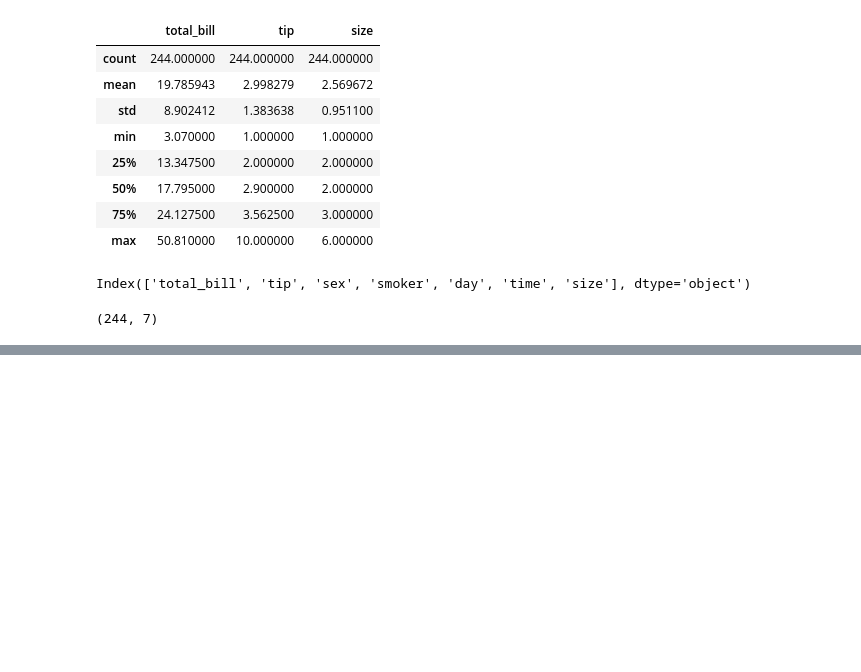
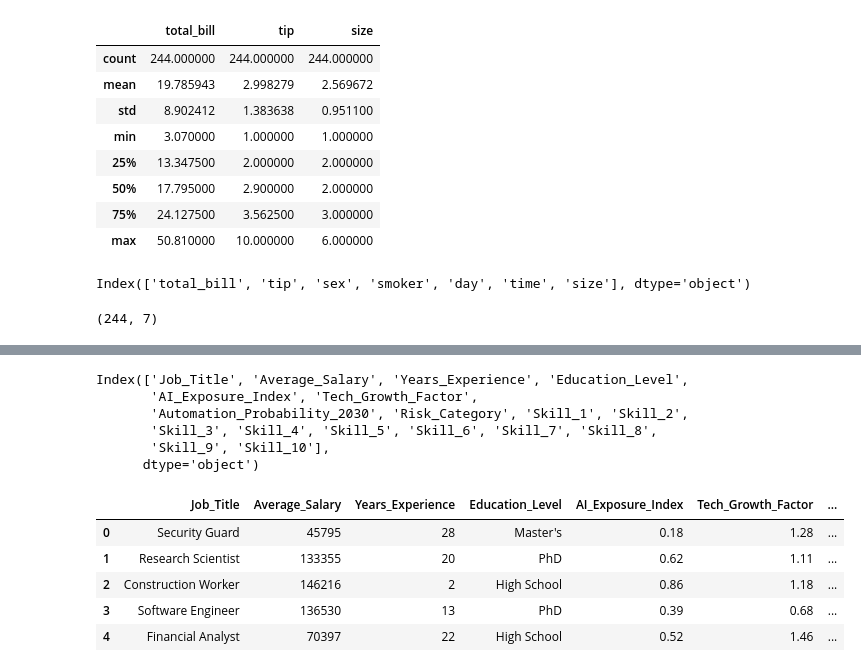
Before and after one commit to KrrishVardhan/Data-Science, a Jupyter notebook: Pandas/Creating DataFrames.ipynb, the cells around one changed output, grey strips where cells are left out. Cells and saved outputs as stored; diff of their text form; code cells hidden in the pictures; blank space fills up the shorter version.

```diff
--- a/Pandas/Creating DataFrames.ipynb
+++ b/Pandas/Creating DataFrames.ipynb
@@ -245,0 +285,18 @@ urlData.shape
+# %%
+aiData.columns
+# %% [output]
+Index(['Job_Title', 'Average_Salary', 'Years_Experience', 'Education_Level',
+       'AI_Exposure_Index', 'Tech_Growth_Factor',
+       'Automation_Probability_2030', 'Risk_Category', 'Skill_1', 'Skill_2',
+       'Skill_3', 'Skill_4', 'Skill_5', 'Skill_6', 'Skill_7', 'Skill_8',
+       'Skill_9', 'Skill_10'],
+      dtype='object')
+# %%
+aiData.head()
+# %% [output]
+|  | Job_Title | Average_Salary | Years_Experience | Education_Level | AI_Exposure_Index | Tech_Growth_Factor | ... |
+| 0 | Security Guard | 45795 | 28 | Master's | 0.18 | 1.28 | ... |
+| 1 | Research Scientist | 133355 | 20 | PhD | 0.62 | 1.11 | ... |
+| 2 | Construction Worker | 146216 | 2 | High School | 0.86 | 1.18 | ... |
+| 3 | Software Engineer | 136530 | 13 | PhD | 0.39 | 0.68 | ... |
+| 4 | Financial Analyst | 70397 | 22 | High School | 0.52 | 1.46 | ... |
```
Also changed, not shown: parts of 5 cells of this notebook, 1 other file.
